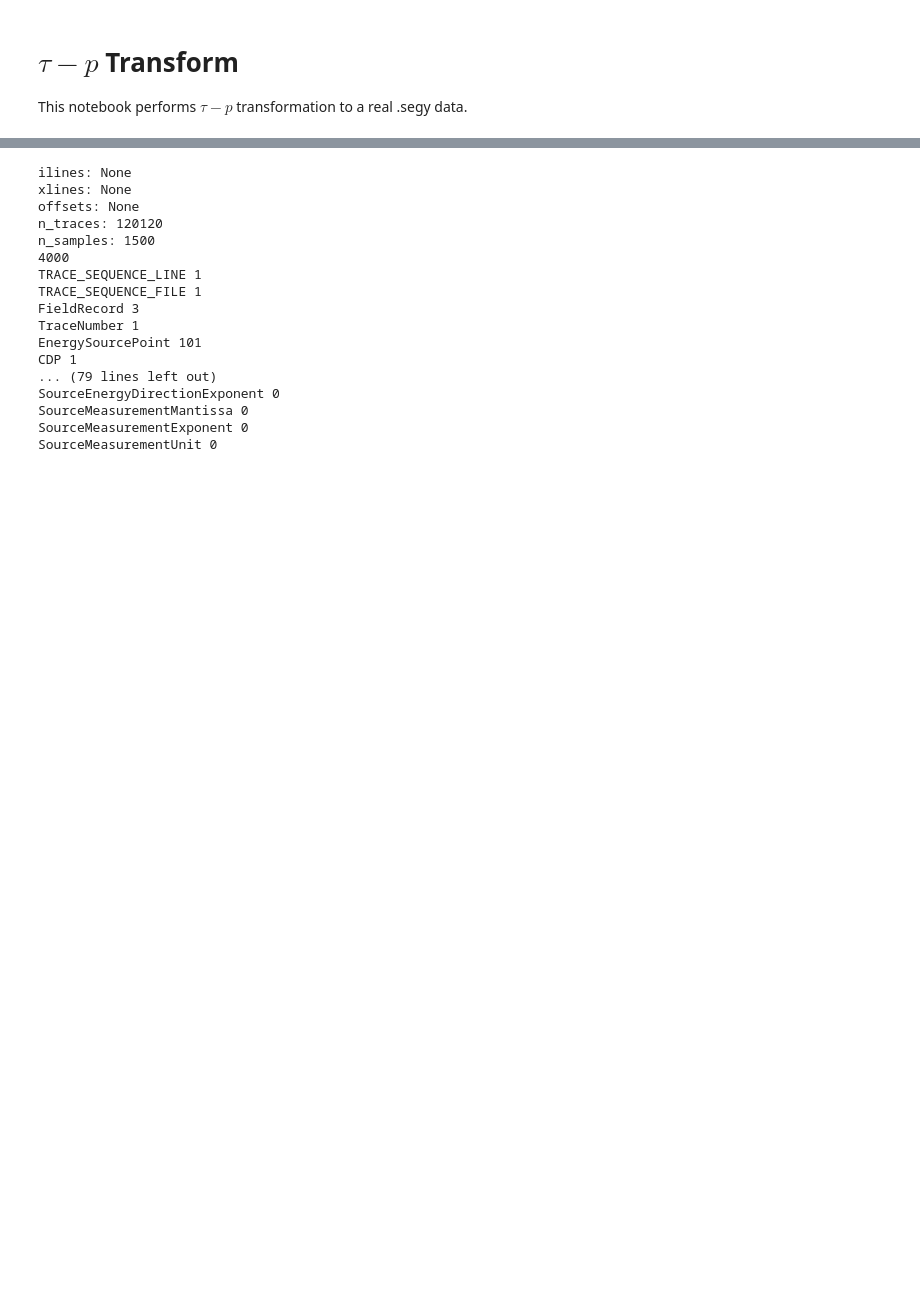
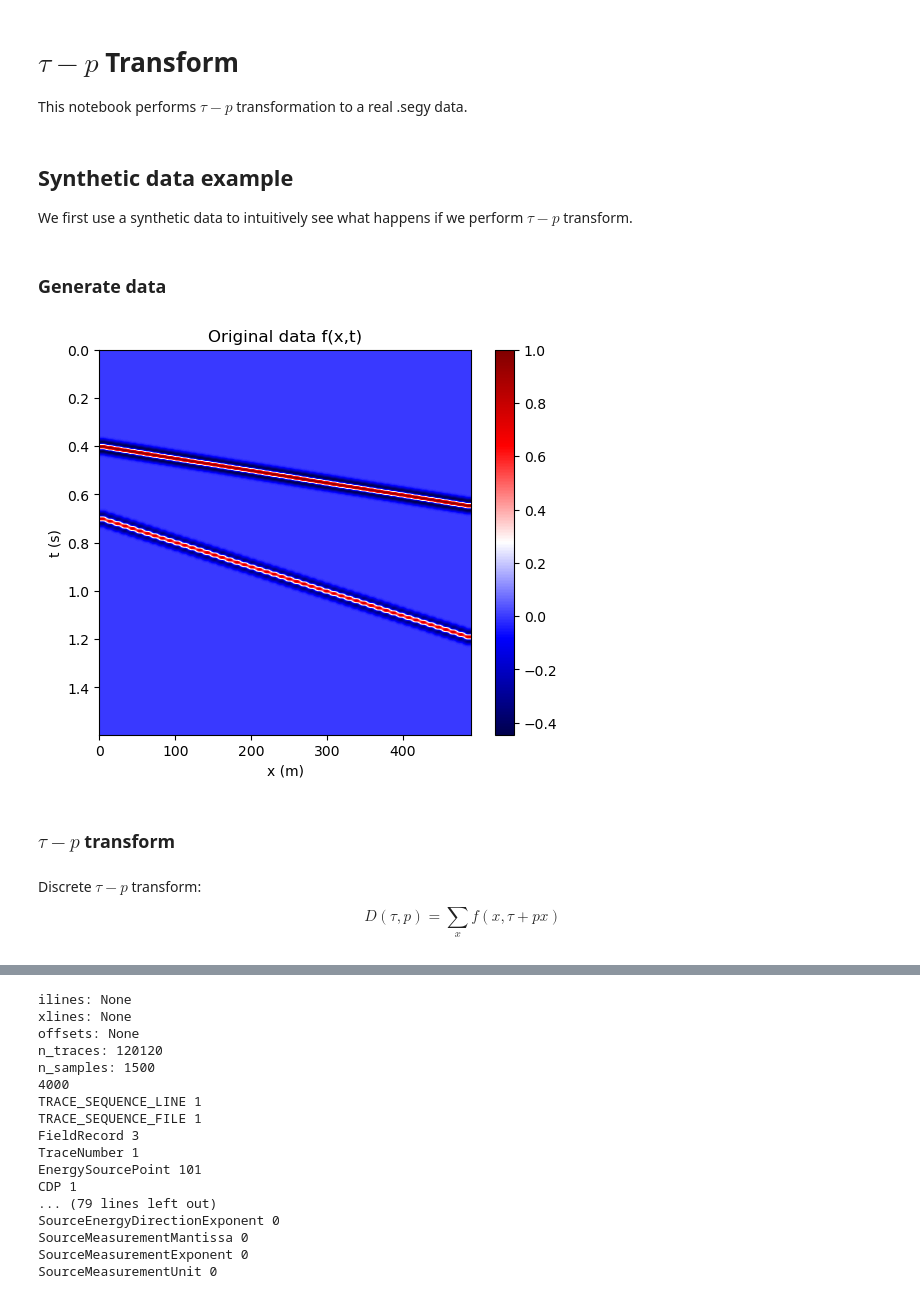
Before and after one commit to ziye5731/Playground, a Jupyter notebook: 260205 tau-p transform/tau-p.ipynb, the cells around one changed output, grey strips where cells are left out. Saved outputs shown, nothing was run; the diff lists cells and outputs as text; code cells hidden in the pictures; blank space fills up the shorter version.

```diff
--- a/260205 tau-p transform/tau-p.ipynb
+++ b/260205 tau-p transform/tau-p.ipynb
@@ -8,3 +8,60 @@ import pandas as pd
 import numpy as np
 import matplotlib.pyplot as plt
 from scipy.interpolate import interp1d
+# %% [markdown]
+## Synthetic data example
+We first use a synthetic data to intuitively see what happens if we perform $\tau-p$ transform.
+# %% [markdown]
+### Generate data
+# %%
+# 空间和时间采样
+
+Nx = 50
+Nt = 400
+
+dx = 10.0      # m
+dt = 0.004     # s
+
+x = np.arange(Nx) * dx
+t = np.arange(Nt) * dt
+
+# 构造两个平面波
+
+def ricker(t, f0=20):
+    return (1 - 2*(np.pi*f0*t)**2) * np.exp(-(np.pi*f0*t)**2)
+
+## 两个事件的参数
+events = [
+    {"p": 0.0005, "tau": 0.4, "amp": 1.0},
+    {"p": 0.0010, "tau": 0.7, "amp": 0.8},
+]
+
+## 构造 f(x,t)
+synthetic_data = np.zeros((Nx, Nt))
+
+for ev in events:
+    for ix in range(Nx):
+        synthetic_data[ix] += ev["amp"] * ricker(
+            t - (ev["tau"] + ev["p"] * x[ix])
+        )
+# %%
+# visualize the synthetic data
+plt.figure(figsize=(6,5))
+plt.imshow(
+    synthetic_data.T,
+    extent=[x[0], x[-1], t[-1], t[0]],
+    aspect='auto',
+    cmap='seismic'
+)
+plt.xlabel("x (m)")
+plt.ylabel("t (s)")
+plt.title("Original data f(x,t)")
+plt.colorbar()
+plt.show()
+# %% [output]
+[figure, added]
+# %% [markdown]
+### $\tau-p$ transform
+# %% [markdown]
+Discrete $\tau-p$ transform:
+$$D(\tau,p)=\sum_{x} f(x,\tau+ px)$$
```
Also changed, not shown: parts of 11 cells of this notebook, 2 other files.
